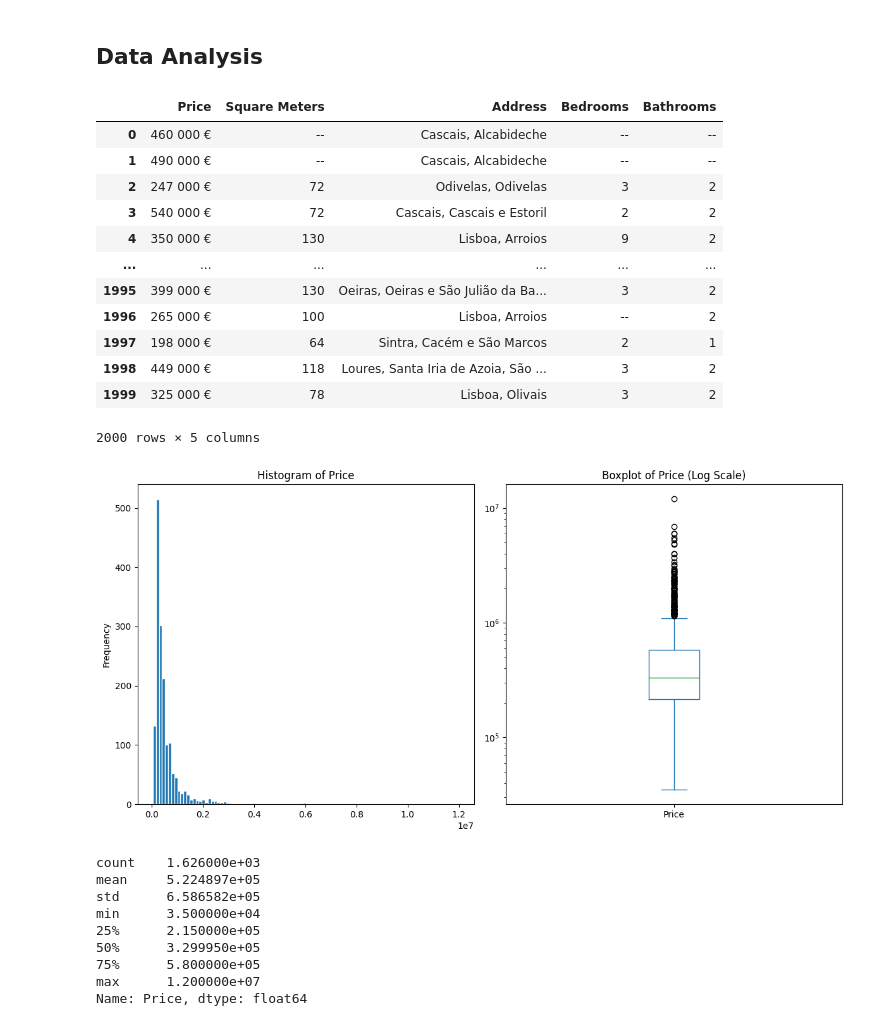
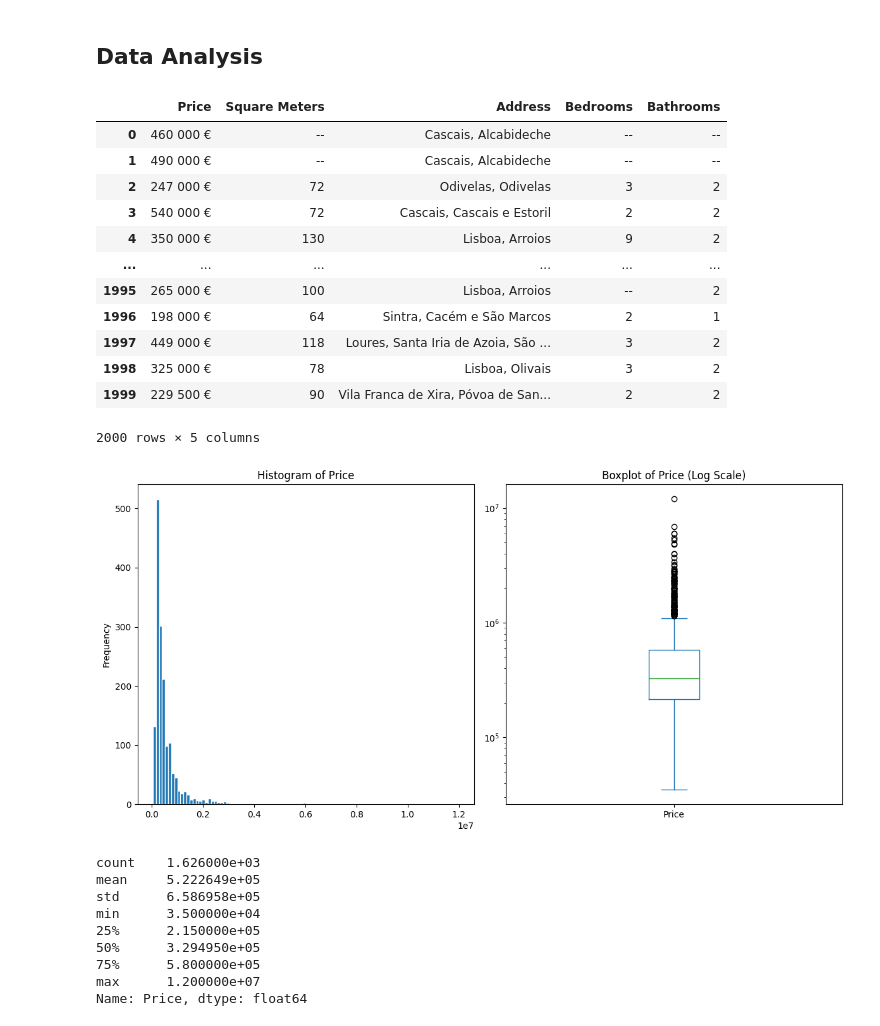
Before and after one commit to AthomsG/Lisbon_Housing_Pricing, a Jupyter notebook: PoC.ipynb, the cells around one changed output. Cells and saved outputs as stored; diff of their text form; code cells hidden in the pictures.

```diff
--- a/PoC.ipynb
+++ b/PoC.ipynb
@@ -82,21 +101,21 @@ No more pages to navigate. Closing driver.
 # %% [markdown]
 ## Data Analysis
 # %%
-df = pd.read_csv('listings.csv')
+df = pd.read_csv('housing_data/07_April_2024_remax_lisbon_listings.csv', index_col=0)
 df
 # %% [output]
 |  | Price | Square Meters | Address | Bedrooms | Bathrooms |
 | 0 | 460 000 € | -- | Cascais, Alcabideche | -- | -- |
 | 1 | 490 000 € | -- | Cascais, Alcabideche | -- | -- |
 | 2 | 247 000 € | 72 | Odivelas, Odivelas | 3 | 2 |
 | 3 | 540 000 € | 72 | Cascais, Cascais e Estoril | 2 | 2 |
 | 4 | 350 000 € | 130 | Lisboa, Arroios | 9 | 2 |
 | ... | ... | ... | ... | ... | ... |
-| 1995 | 399 000 € | 130 | Oeiras, Oeiras e São Julião da Ba... | 3 | 2 |
-| 1996 | 265 000 € | 100 | Lisboa, Arroios | -- | 2 |
-| 1997 | 198 000 € | 64 | Sintra, Cacém e São Marcos | 2 | 1 |
-| 1998 | 449 000 € | 118 | Loures, Santa Iria de Azoia, São ... | 3 | 2 |
-| 1999 | 325 000 € | 78 | Lisboa, Olivais | 3 | 2 |
+| 1995 | 265 000 € | 100 | Lisboa, Arroios | -- | 2 |
+| 1996 | 198 000 € | 64 | Sintra, Cacém e São Marcos | 2 | 1 |
+| 1997 | 449 000 € | 118 | Loures, Santa Iria de Azoia, São ... | 3 | 2 |
+| 1998 | 325 000 € | 78 | Lisboa, Olivais | 3 | 2 |
+| 1999 | 229 500 € | 90 | Vila Franca de Xira, Póvoa de San... | 2 | 2 |
 2000 rows × 5 columns
 # %%
 # -- Data Processing --
@@ -137,11 +156,11 @@ df.Price.describe()
 # %% [output]
 [figure]
 count    1.626000e+03
-mean     5.224897e+05
-std      6.586582e+05
+mean     5.222649e+05
+std      6.586958e+05
 min      3.500000e+04
 25%      2.150000e+05
-50%      3.299950e+05
+50%      3.294950e+05
 75%      5.800000e+05
 max      1.200000e+07
 Name: Price, dtype: float64
```
Also changed, not shown: parts of 25 cells of this notebook.
